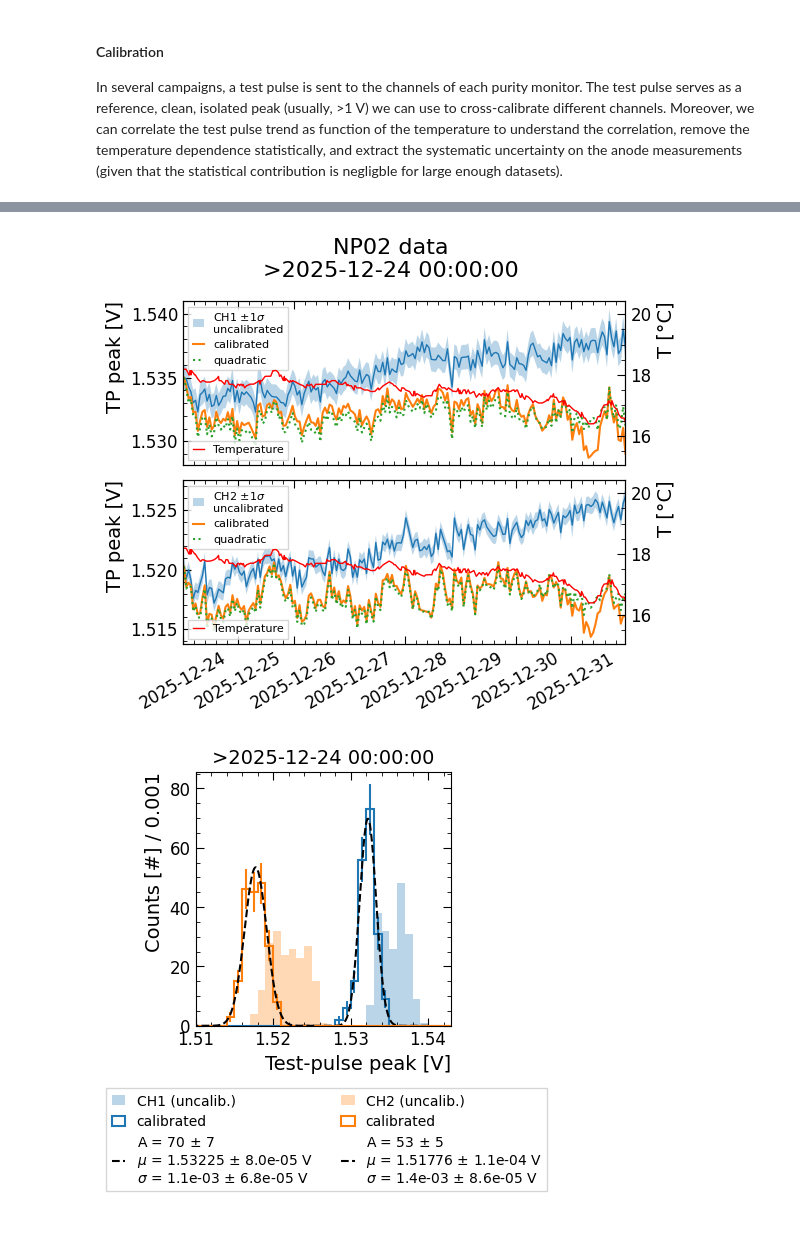
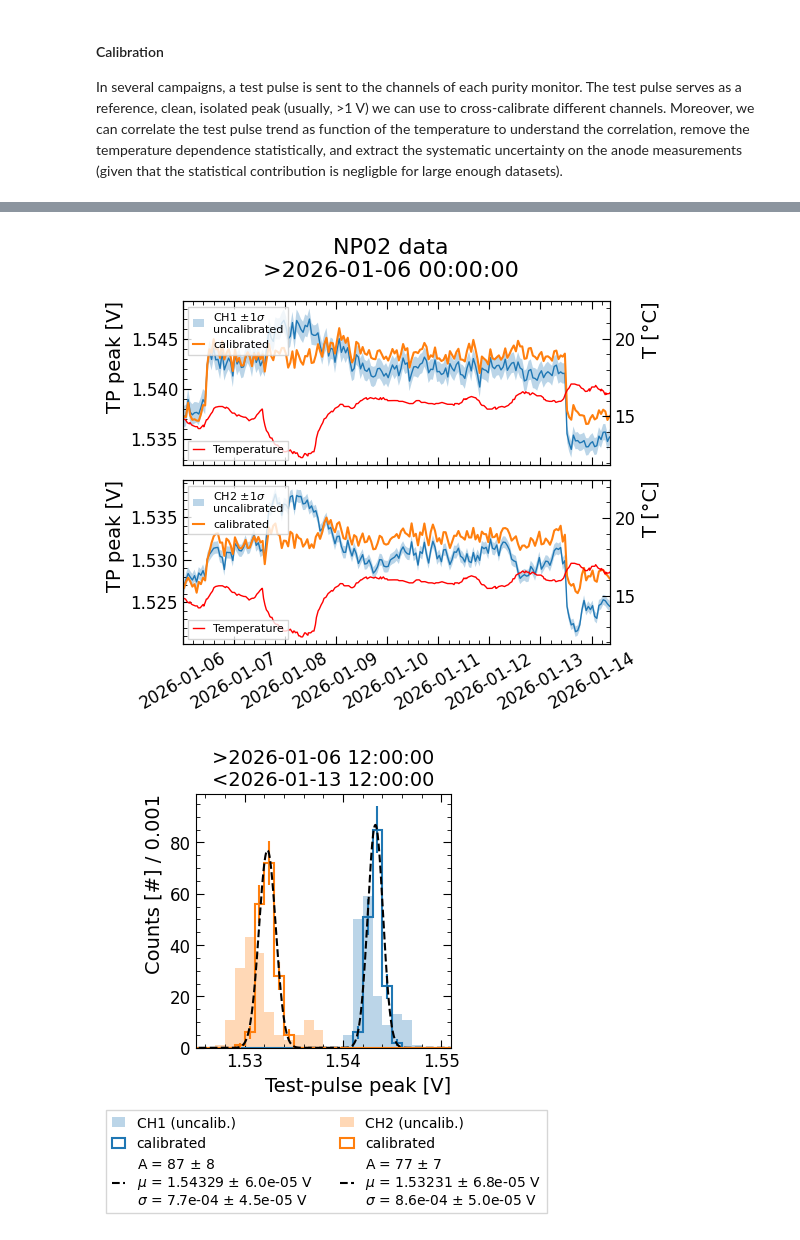
Before and after one commit to rtriozzi/pmana, a Jupyter notebook: notebooks/calibration/pmana_CERN_calibration.ipynb, the cells around one changed output, grey strips where cells are left out. Drawn from its saved outputs; the diff is of its cells as text; code cells hidden in the pictures.

```diff
--- a/notebooks/calibration/pmana_CERN_calibration.ipynb
+++ b/notebooks/calibration/pmana_CERN_calibration.ipynb
@@ -204,7 +232,7 @@ def quadratic_band(T, cov):
 # %%
 fig, axes = plt.subplots(figsize=(4*3, 4), ncols=3, layout='tight')
 
-LowDate = datetime.datetime(2025, 12, 24)
+LowDate = datetime.datetime(2026, 1, 6, 12)
 Mask = (Output['Date'] > LowDate)
 
 LinearCalibration = []
@@ -216,24 +244,24 @@ for i, ax in enumerate(axes):
   ax.scatter(Output[Mask]['T'], Output[Mask][f'Peak_CH{i+1}'], marker = '.', c='black', label=f'>{LowDate.strftime('%Y-%m-%d')}')
 
   # fits
-  if i != 2:
-    x = Output[Mask]['T'].values
-    y = Output[Mask][f'Peak_CH{i+1}'].values
+  x = Output[Mask]['T'].values
+  y = Output[Mask][f'Peak_CH{i+1}'].values
 
-    # linear
-    par, cov = scipy.optimize.curve_fit(linear, x[x > 17], y[x > 17]); LinearCalibration.append(par)
-    domain = numpy.linspace(min(x), max(x), 100)
-    ax.plot(domain, linear(domain, *par), c='red', lw=1.5,
-            label=f'linear (>17°C)\n{par[0]:.3f} V/°C, {par[1]:.3f} V')
-    err_lin = linear_band(domain, cov)
-    ax.fill_between(domain, linear(domain, *par) - err_lin, linear(domain, *par) + err_lin, color='red', alpha=0.1)
+  # linear
+  MaskFit = (x < 16.5)
+  par, cov = scipy.optimize.curve_fit(linear, x[MaskFit], y[MaskFit]); LinearCalibration.append(par)
+  domain = numpy.linspace(min(x), max(x), 100)
+  ax.plot(domain, linear(domain, *par), c='red', lw=1.5,
+          label=f'linear (>17°C)\n{par[0]:.3f} V/°C, {par[1]:.3f} V')
+  err_lin = linear_band(domain, cov)
+  ax.fill_between(domain, linear(domain, *par) - err_lin, linear(domain, *par) + err_lin, color='red', alpha=0.1)
 
-    # poly
-    parpoly, covpoly = scipy.optimize.curve_fit(quadratic, x, y); QuadraticCalibration.append(parpoly)
-    ax.plot(domain, quadratic(domain, *parpoly), c='blue', lw=1.5, ls='--',
-            label=f'quadratic\n{parpoly[0]:.3f} V/°C$^2$, {parpoly[1]:.3f} V/°C, {parpoly[2]:.3f} V')
-    err_lin = quadratic_band(domain, covpoly)
-    ax.fill_between(domain, quadratic(domain, *parpoly) - err_lin, quadratic(domain, *parpoly) + err_lin, color='blue', alpha=0.1)
+  # poly
+  parpoly, covpoly = scipy.optimize.curve_fit(quadratic, x, y); QuadraticCalibration.append(parpoly)
+  ax.plot(domain, quadratic(domain, *parpoly), c='blue', lw=1.5, ls='--',
+          label=f'quadratic\n{parpoly[0]:.3f} V/°C$^2$, {parpoly[1]:.3f} V/°C, {parpoly[2]:.3f} V')
+  err_lin = quadratic_band(domain, covpoly)
+  ax.fill_between(domain, quadratic(domain, *parpoly) - err_lin, quadratic(domain, *parpoly) + err_lin, color='blue', alpha=0.1)
 
   pmana.utils.plotting.UpdateMatplotlibStyle(ax, f'Temperature [°C]', f'Test-pulse peak [V]')
   ax.legend(loc='upper center', fancybox=False, handlelength=1)
@@ -273,7 +301,7 @@ def ApplyCalibration(peak, T, par, mode='linear'):
 # %%
 fig, ax = plt.subplots(figsize=(6, 2.5*2), nrows=2, layout='tight')
 
-LowDate = datetime.datetime(2025, 12, 24)
+LowDate = datetime.datetime(2026, 1, 6)
 Mask = (Output.Date > LowDate)
 OutputMasked = Output[Mask].copy()
 
@@ -309,7 +337,7 @@ OutputMasked['Peak_CH2_Cal_Poly'] = ApplyCalibration(
 ax[0].plot(OutputMasked.Date, OutputMasked.Peak_CH1, lw=1)
 ax[0].fill_between(OutputMasked.Date, OutputMasked.Peak_CH1-OutputMasked.Err_Peak_CH1,  OutputMasked.Peak_CH1+OutputMasked.Err_Peak_CH1, alpha=0.3, label='CH1 $\\pm1\\sigma$\nuncalibrated')
 ax[0].plot(OutputMasked.Date, OutputMasked.Peak_CH1_Cal, lw=1.5, label='calibrated')
-ax[0].plot(OutputMasked.Date, OutputMasked.Peak_CH1_Cal_Poly, lw=1.5, ls=':', label='quadratic')
+# ax[0].plot(OutputMasked.Date, OutputMasked.Peak_CH1_Cal_Poly, lw=1.5, ls=':', label='quadratic')
 pmana.utils.plotting.UpdateMatplotlibStyle(ax[0], None, 'TP peak [V]')
 ax[0].set_xticklabels([])
 
@@ -317,7 +345,7 @@ ax[0].set_xticklabels([])
 ax[1].plot(OutputMasked.Date, OutputMasked.Peak_CH2, lw=1)
 ax[1].fill_between(OutputMasked.Date, OutputMasked.Peak_CH2-OutputMasked.Err_Peak_CH2,  OutputMasked.Peak_CH2+OutputMasked.Err_Peak_CH2, alpha=0.3, label='CH2 $\\pm1\\sigma$\nuncalibrated')
 ax[1].plot(OutputMasked.Date, OutputMasked.Peak_CH2_Cal, lw=1.5, label='calibrated')
-ax[1].plot(OutputMasked.Date, OutputMasked.Peak_CH2_Cal_Poly, lw=1.5, ls=':', label='quadratic')
+# ax[1].plot(OutputMasked.Date, OutputMasked.Peak_CH2_Cal_Poly, lw=1.5, ls=':', label='quadratic')
 pmana.utils.plotting.UpdateMatplotlibStyle(ax[1], None, 'TP peak [V]')
 
 for a in ax:
@@ -336,13 +364,15 @@ fig.suptitle(f'NP02 data\n>{LowDate}', fontsize=16)
 
 plt.show()
 # %% [output]
-[figure, old version]
+[figure, new version]
 # %%
 fig, ax = plt.subplots(figsize=(3.3, 3.3))
 
-width = 0.001; binning = numpy.arange(1.51, 1.543+width, width)
-LowDate = datetime.datetime(2025, 12, 24)
-Mask = (Output.Date > LowDate)
+width = 0.001; binning = numpy.arange(1.525, 1.55+width, width)
+LowDate = datetime.datetime(2026, 1, 6, 12)
+HighDate = datetime.datetime(2026, 1, 13, 12)
+# Mask = (Output.Date > LowDate)
+Mask = Output.Date.between(LowDate, HighDate)
 OutputMasked = Output[Mask].copy()
 
 # the time range is important: you need a reference temperature
@@ -380,32 +410,32 @@ ax.plot(dom, pmana.utils.fitting.Gaus(dom, *par), lw=1.5, ls='--', c='black',
         label = f'A = {par[0]:.0f} $\\pm$ {err[0]:.0f}\n$\\mu$ = {par[1]:.5f} $\\pm$ {err[1]:.1e} V\n$\\sigma$ = {par[2]:.1e} $\\pm$ {err[2]:.1e} V')
 
 # CH2
 ax.hist(OutputMasked.Peak_CH2, bins=binning, histtype='stepfilled', fc='C1', alpha=0.3, label='CH2 (uncalib.)')
 
 # CH2 -- calibrated
 counts, edges, _ = ax.hist(OutputMasked.Peak_CH2_Cal, bins=binning, histtype='step', linewidth=1.5, color='C1', label='calibrated')
 x = 0.5 * (edges[:-1] + edges[1:])
 ax.errorbar(x, counts, yerr=numpy.sqrt(counts), c='C1', marker='', ls='')
 
 # fit
 p0 = [max(counts), numpy.mean(OutputMasked.Peak_CH2_Cal), numpy.std(OutputMasked.Peak_CH2_Cal)]
 par, cov = scipy.optimize.curve_fit(
   pmana.utils.fitting.Gaus,
   x[counts > 0], counts[counts > 0],
   p0=p0,
   sigma=numpy.sqrt(counts[counts > 0]), absolute_sigma=True
 )
 err = numpy.sqrt(numpy.diag(cov))
 dom = numpy.linspace(min(OutputMasked.Peak_CH2_Cal)-0.005, max(OutputMasked.Peak_CH2_Cal)+0.005, 1000)
 ax.plot(dom, pmana.utils.fitting.Gaus(dom, *par), lw=1.5, ls='--', c='black',
         label = f'A = {par[0]:.0f} $\\pm$ {err[0]:.0f}\n$\\mu$ = {par[1]:.5f} $\\pm$ {err[1]:.1e} V\n$\\sigma$ = {par[2]:.1e} $\\pm$ {err[2]:.1e} V')
 
 # gfx
 pmana.utils.plotting.UpdateMatplotlibStyle(ax, 'Test-pulse peak [V]', f'Counts [#] / {width}')
 ax.legend(loc=(-0.35, -0.65), handlelength=1, ncol=2, fancybox=False)
 ax.set_xlim(binning[0], binning[-1])
-ax.set_title(f'>{LowDate}', fontsize=14)
+ax.set_title(f'>{LowDate}\n<{HighDate}', fontsize=14)
 
 plt.show()
 # %% [output]
-[figure, old version]
+[figure, new version]
```
Also changed, not shown: parts of 24 cells of this notebook.
